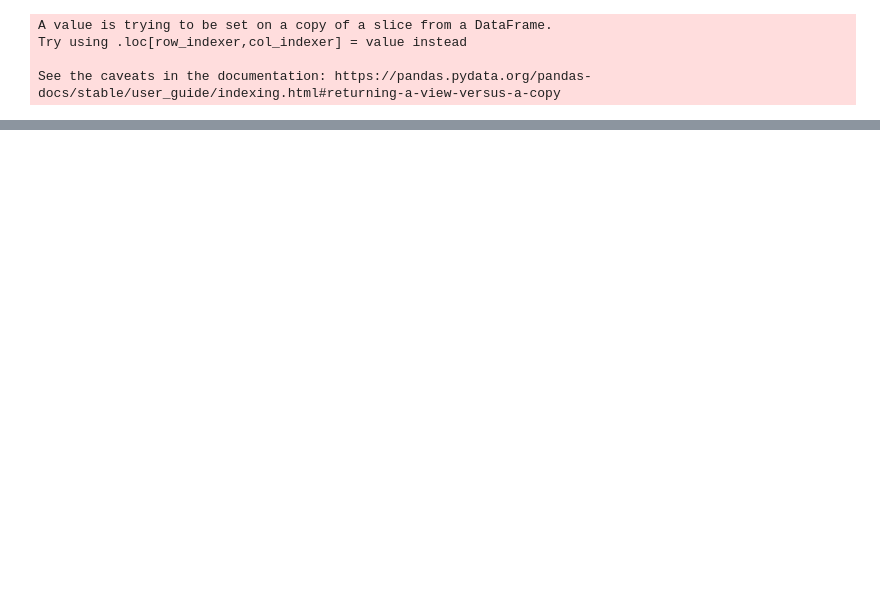
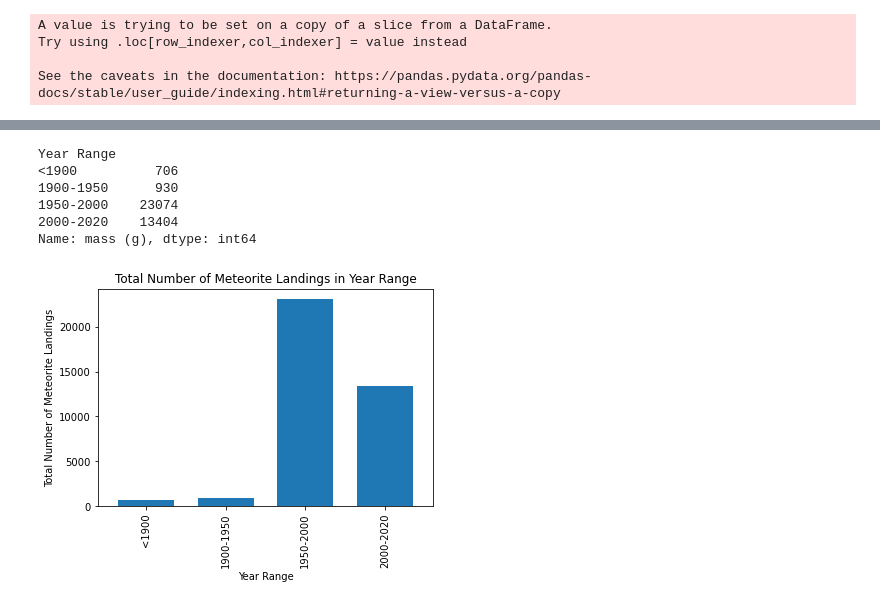
Before and after one commit to jessyoder/Project-1-Meteorites, a Jupyter notebook: Nasa_Meteorite.ipynb, the cells around one changed output, grey strips where cells are left out. Drawn from its saved outputs; the diff is of its cells as text; code cells hidden in the pictures; blank space fills up the shorter version.

```diff
--- a/Nasa_Meteorite.ipynb
+++ b/Nasa_Meteorite.ipynb
@@ -170,0 +161,20 @@ year_data_df
+# %%
+# Count rows for each year range
+clean_meteorite_landings_count_df = clean_meteorite_landings_df.groupby("Year Range")["mass (g)"].count()
+clean_meteorite_landings_count_df
+# %% [output]
+Year Range
+<1900          706
+1900-1950      930
+1950-2000    23074
+2000-2020    13404
+Name: mass (g), dtype: int64
+# %%
+# Bar graph
+clean_meteorite_landings_count_df.plot(kind='bar', width=0.7)
+plt.title("Total Number of Meteorite Landings in Year Range")
+plt.xlabel("Year Range")
+plt.ylabel("Total Number of Meteorite Landings")
+plt.show()
+# %% [output]
+[figure, added]
```
Also changed, not shown: parts of 23 cells of this notebook.
